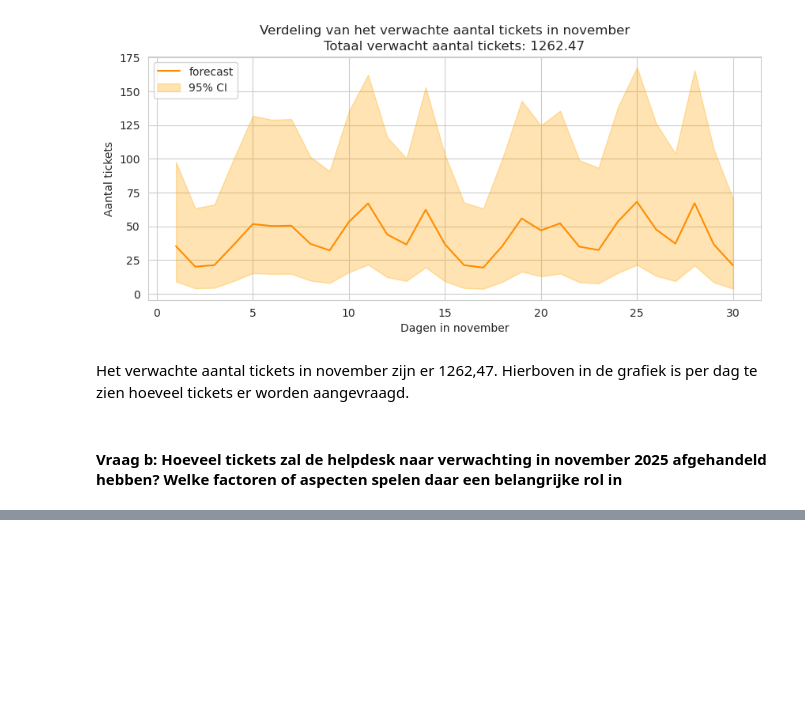
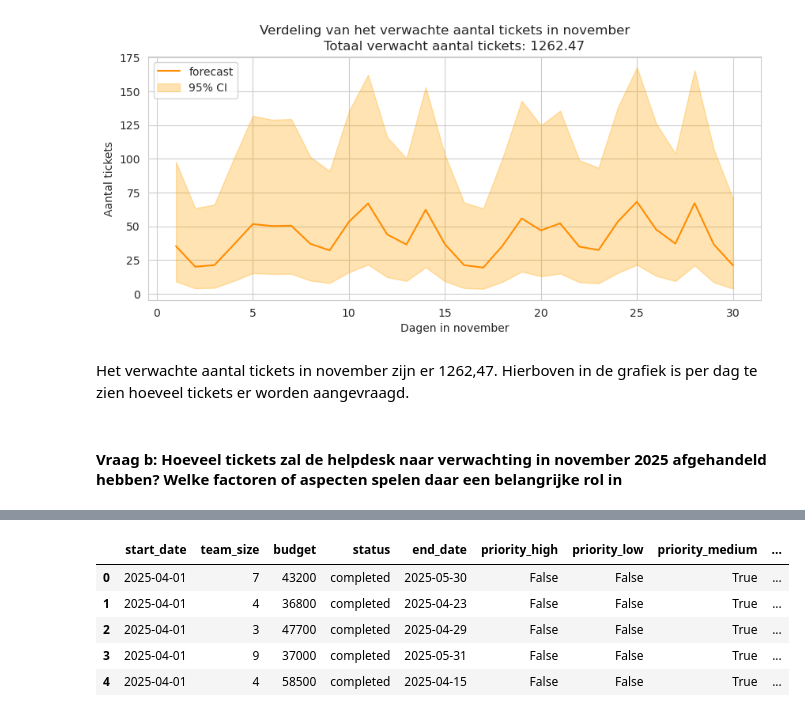
Before and after one commit to YaikavdK/Stat_practicum_1, a Jupyter notebook: Inleveren.ipynb, the cells around one changed output, grey strips where cells are left out. Drawn from its saved outputs; the diff is of its cells as text; code cells hidden in the pictures; blank space fills up the shorter version.

```diff
--- a/Inleveren.ipynb
+++ b/Inleveren.ipynb
@@ -580,0 +587,24 @@ Het verwachte aantal tickets in november zijn er 1262,47. Hierboven in de grafie
+# %%
+df_ibs = pd.DataFrame()
+
+df_ibs = pd.get_dummies(df, columns=['priority', 'experience_cat', 'type'], drop_first=False)
+df_ibs["Event"] = df["status"].map({'completed': 1, 'ongoing': 0, 'cancelled': 0})
+df_ibs['Censoring'] = df['status'] == 'cancelled'
+df_ibs['team_size'] = df['team_size']
+df_ibs['budget'] = df['budget']
+
+df_ibs["stop_date"] = df_ibs["end_date"]
+cutoff = df_ibs["start_date"].max()  # of een vaste datum, of df_ibs["start_date"].max()
+
+df_ibs.loc[df_ibs["stop_date"].isna(), "stop_date"] = cutoff
+df_ibs["Survival_time"] = (df_ibs["stop_date"] - df_ibs["start_date"]).dt.days
+
+
+df_ibs.head()
+# %% [output]
+|  | start_date | team_size | budget | status | end_date | priority_high | priority_low | priority_medium | ... |
+| 0 | 2025-04-01 | 7 | 43200 | completed | 2025-05-30 | False | False | True | ... |
+| 1 | 2025-04-01 | 4 | 36800 | completed | 2025-04-23 | False | False | True | ... |
+| 2 | 2025-04-01 | 3 | 47700 | completed | 2025-04-29 | False | False | True | ... |
+| 3 | 2025-04-01 | 9 | 37000 | completed | 2025-05-31 | False | False | True | ... |
+| 4 | 2025-04-01 | 4 | 58500 | completed | 2025-04-15 | False | False | True | ... |
```
Also changed, not shown: parts of 9 cells of this notebook, 1 other file.
